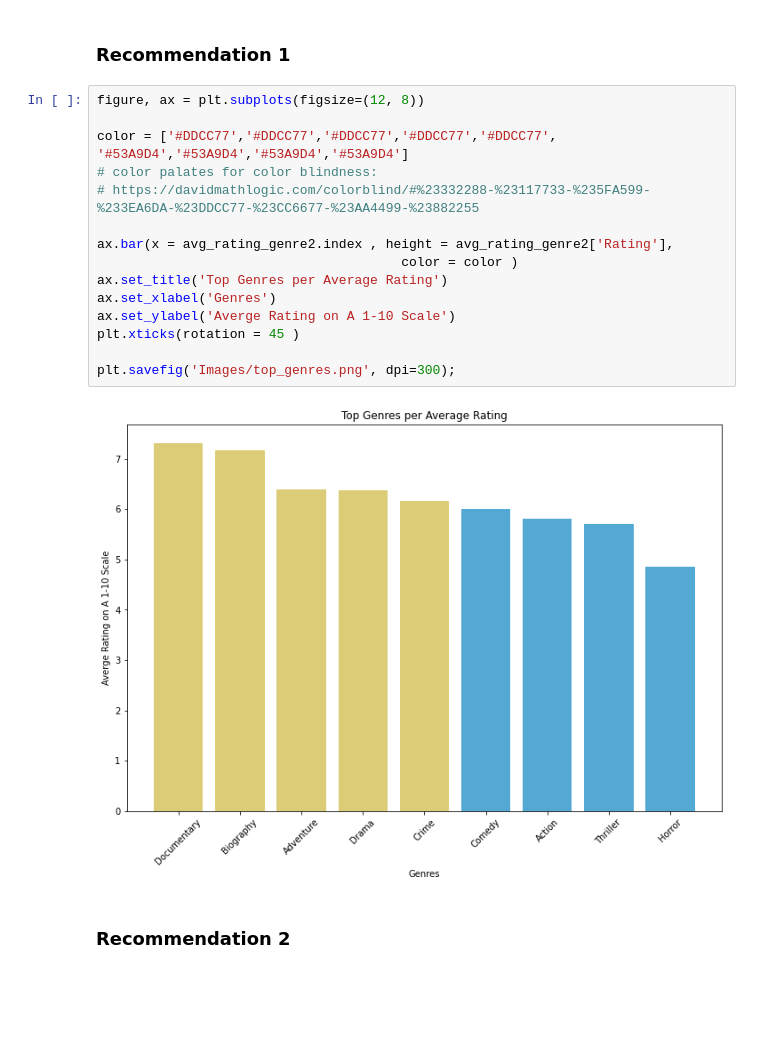
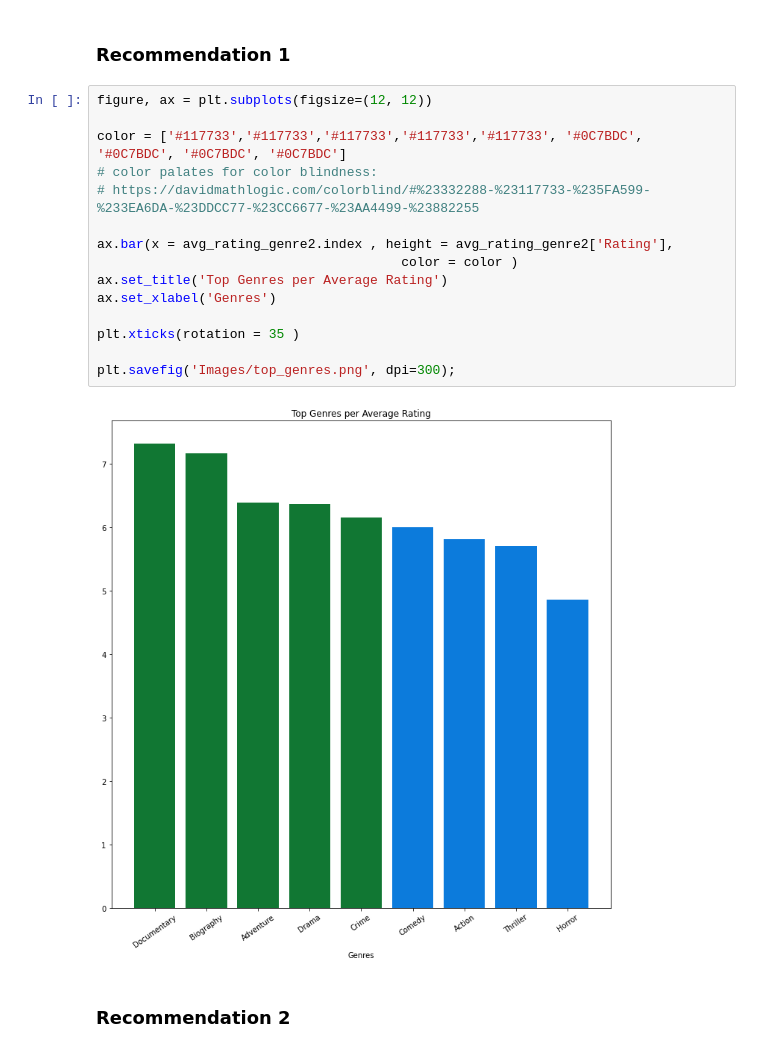
Before and after one commit to claragiurgiu/Microsoft-Movie-Studio-EDA, a Jupyter notebook: MIcrosoft_Movie_Studio_Analysis.ipynb, the cells around one changed output. Cells and saved outputs as stored; diff of their text form; blank space fills up the shorter version.

Commit message:
final notebook and images

```diff
--- a/MIcrosoft_Movie_Studio_Analysis.ipynb
+++ b/MIcrosoft_Movie_Studio_Analysis.ipynb
@@ -547,22 +547,22 @@ rn_grouped
 # %% [markdown]
 ### Recommendation 1
 # %%
-figure, ax = plt.subplots(figsize=(12, 8))
+figure, ax = plt.subplots(figsize=(12, 12))
 
-color = ['#DDCC77','#DDCC77','#DDCC77','#DDCC77','#DDCC77', '#53A9D4','#53A9D4','#53A9D4','#53A9D4']
+color = ['#117733','#117733','#117733','#117733','#117733', '#0C7BDC', '#0C7BDC', '#0C7BDC', '#0C7BDC']
 # color palates for color blindness:
 # https://davidmathlogic.com/colorblind/#%23332288-%23117733-%235FA599-%233EA6DA-%23DDCC77-%23CC6677-%23AA4499-%23882255
 
 ax.bar(x = avg_rating_genre2.index , height = avg_rating_genre2['Rating'],
                                        color = color )
 ax.set_title('Top Genres per Average Rating')
 ax.set_xlabel('Genres')
-ax.set_ylabel('Averge Rating on A 1-10 Scale')
-plt.xticks(rotation = 45 )
+
+plt.xticks(rotation = 35 )
 
 plt.savefig('Images/top_genres.png', dpi=300);
 # %% [output]
-[figure, old version]
+[figure, new version]
 # %% [markdown]
 ### Recommendation 2
 # %%
```
Also changed, not shown: parts of 6 cells of this notebook, 5 other files.
